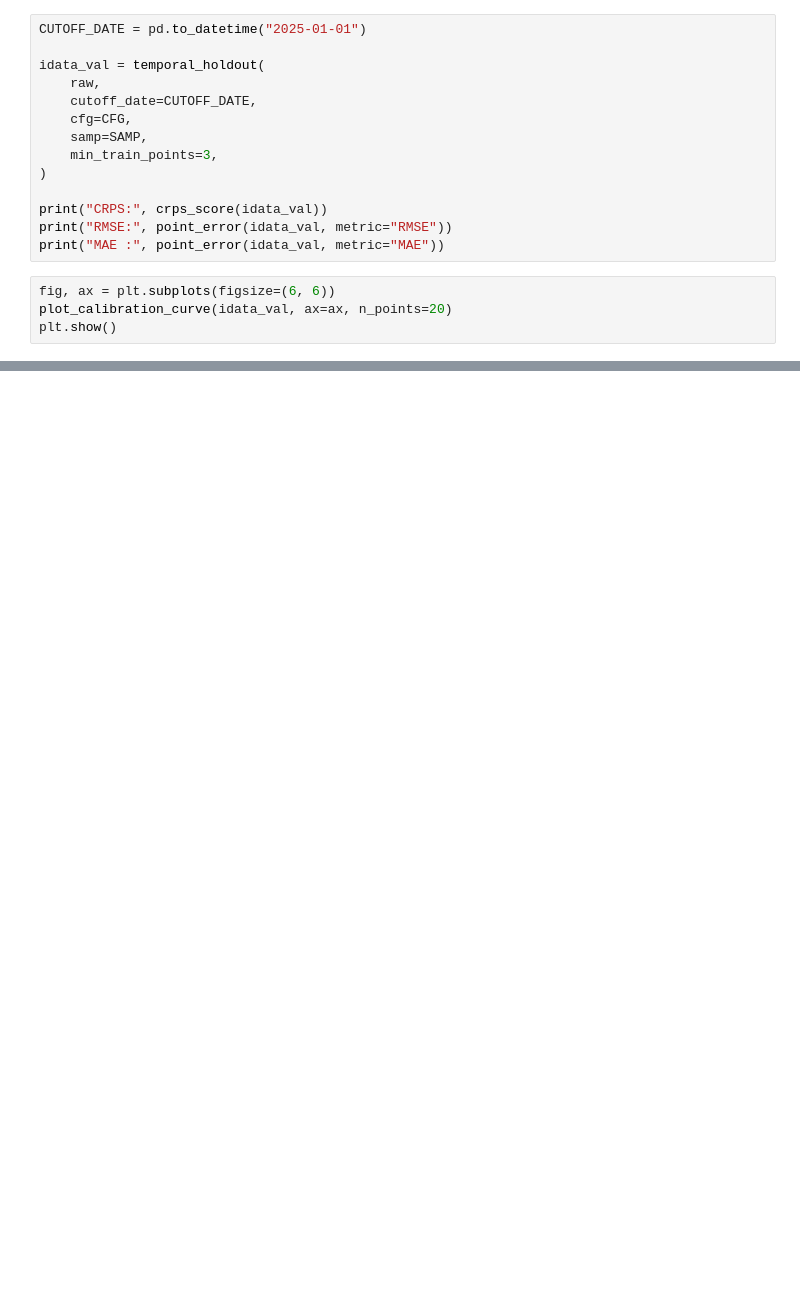
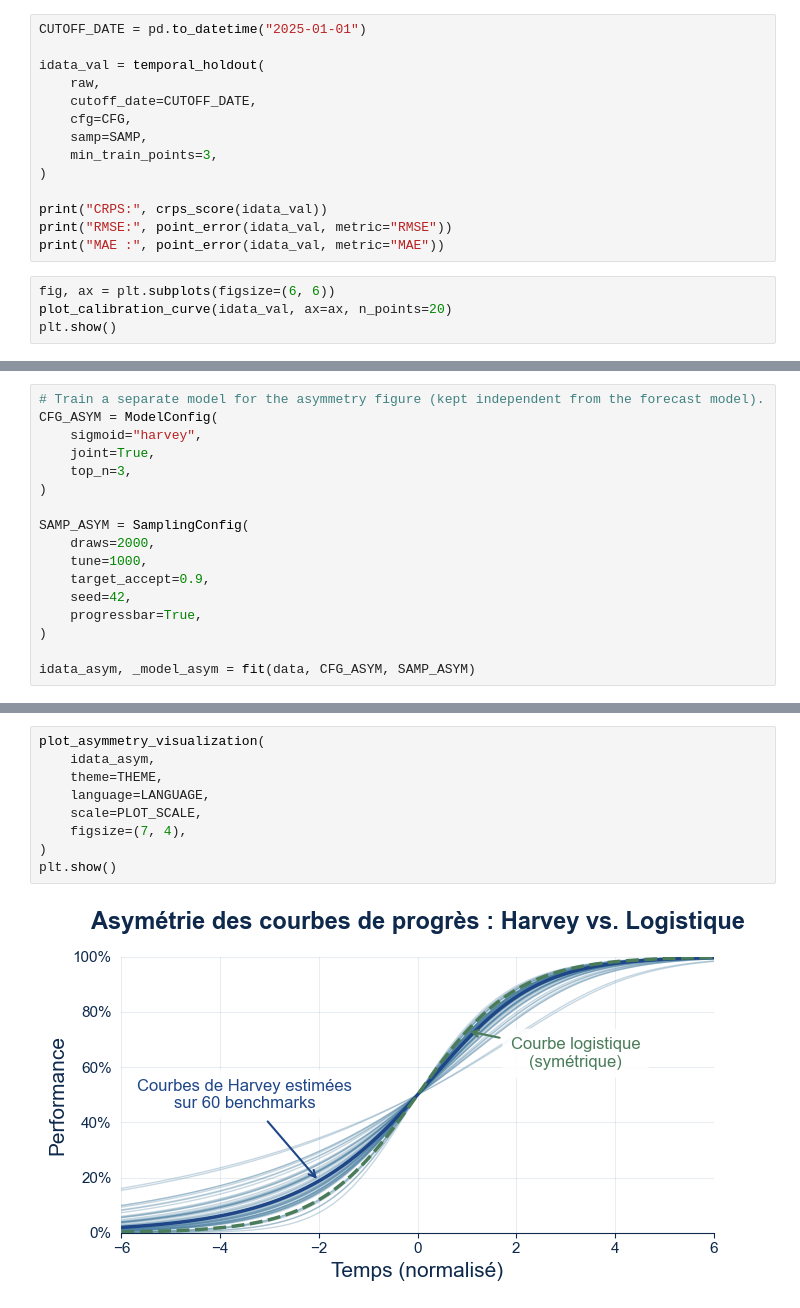
Before and after one commit to General-Purpose-AI-Policy-Lab/benchmark-forecasting, a Jupyter notebook: main.ipynb, the cells around one changed output, grey strips where cells are left out. Drawn from its saved outputs; the diff is of its cells as text; blank space fills up the shorter version.

```diff
--- a/main.ipynb
+++ b/main.ipynb
@@ -123,0 +214,17 @@ for cat in categories:
+# %%
+# Train a separate model for the asymmetry figure (kept independent from the forecast model).
+CFG_ASYM = ModelConfig(
+    sigmoid="harvey",
+    joint=True,
+    top_n=3,
+)
+
+SAMP_ASYM = SamplingConfig(
+    draws=2000,
+    tune=1000,
+    target_accept=0.9,
+    seed=42,
+    progressbar=True,
+)
+
+idata_asym, _model_asym = fit(data, CFG_ASYM, SAMP_ASYM)
@@ -123,0 +239,11 @@ for cat in categories:
+# %%
+plot_asymmetry_visualization(
+    idata_asym,
+    theme=THEME,
+    language=LANGUAGE,
+    scale=PLOT_SCALE,
+    figsize=(7, 4),
+)
+plt.show()
+# %% [output]
+[figure, added]
```
Also changed, not shown: parts of 19 cells of this notebook, 1 other file.
